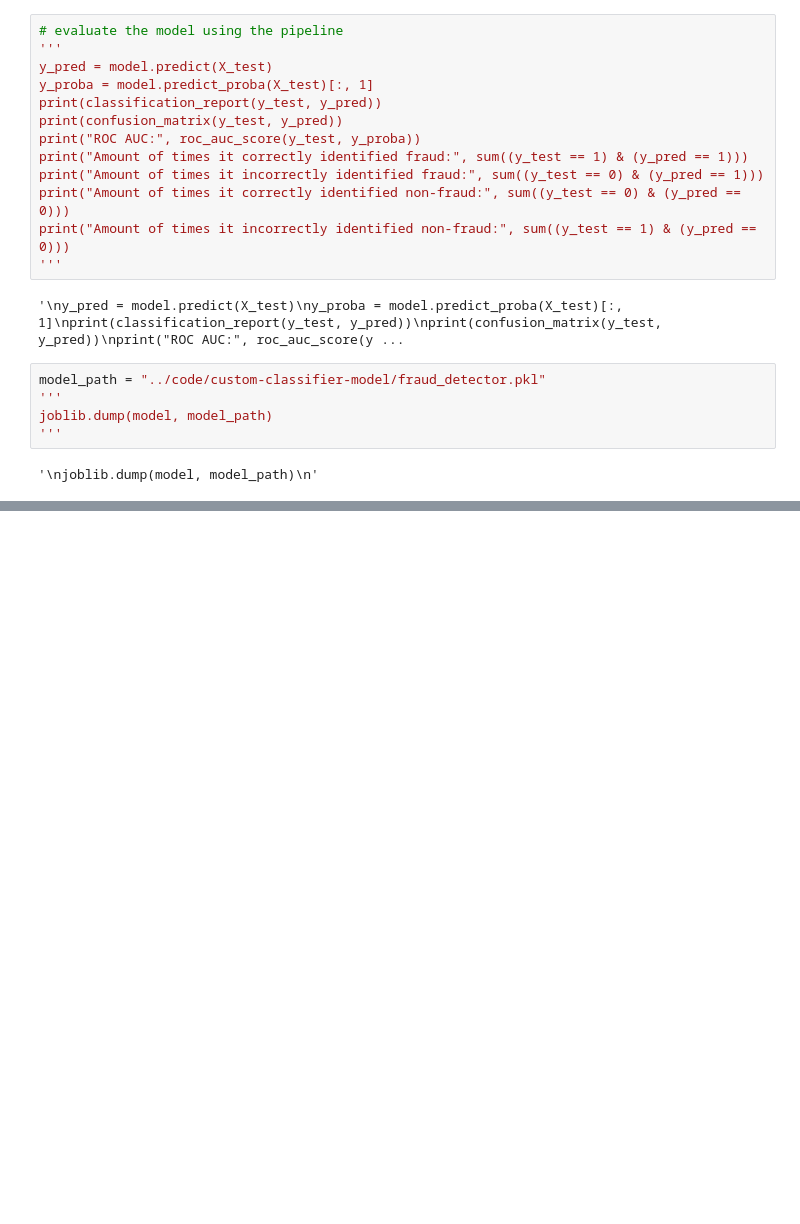
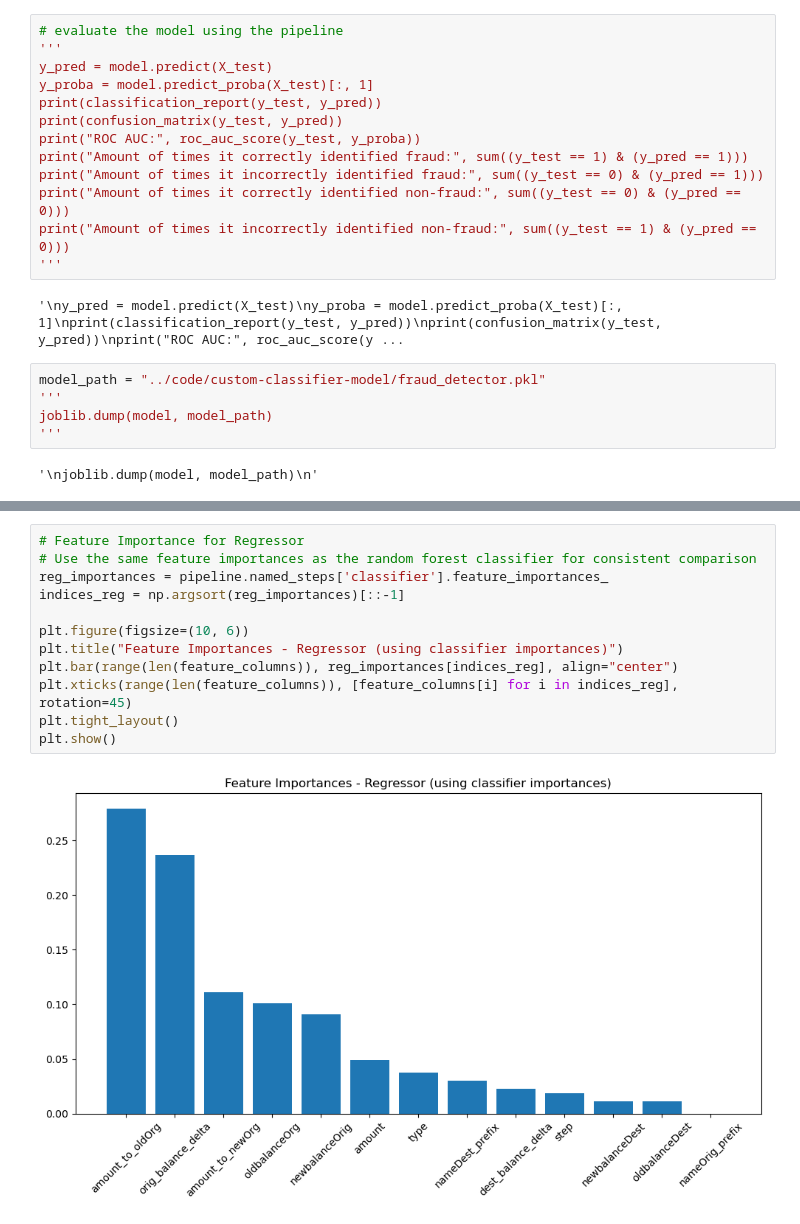
Before and after one commit to MattBojanowski/CSCE581-Spring2025-MatthewBojanowski, a Jupyter notebook: Project/model_trainer.ipynb, the cells around one changed output, grey strips where cells are left out. Saved outputs shown, nothing was run; the diff lists cells and outputs as text; blank space fills up the shorter version.

```diff
--- a/Project/model_trainer.ipynb
+++ b/Project/model_trainer.ipynb
@@ -470,0 +523,14 @@ Saved: ../code/custom-classifier-model/fraud_detector.pkl
+# %%
+# Feature Importance for Regressor
+# Use the same feature importances as the random forest classifier for consistent comparison
+reg_importances = pipeline.named_steps['classifier'].feature_importances_
+indices_reg = np.argsort(reg_importances)[::-1]
+
+plt.figure(figsize=(10, 6))
+plt.title("Feature Importances - Regressor (using classifier importances)")
+plt.bar(range(len(feature_columns)), reg_importances[indices_reg], align="center")
+plt.xticks(range(len(feature_columns)), [feature_columns[i] for i in indices_reg], rotation=45)
+plt.tight_layout()
+plt.show()
+# %% [output]
+[figure, added]
```
Also changed, not shown: parts of 19 cells of this notebook, 13 other files.
